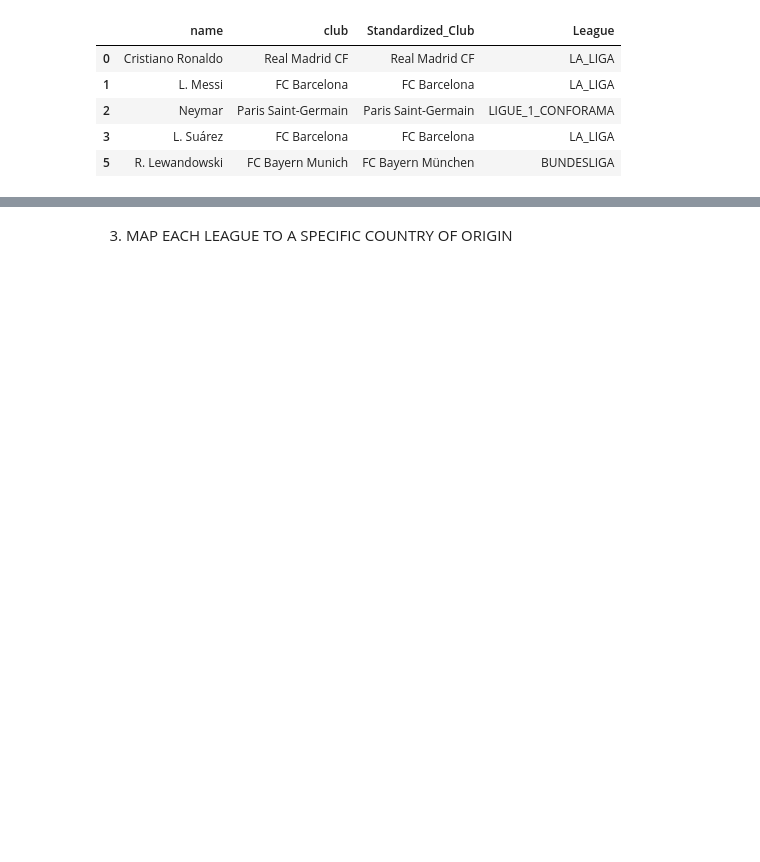
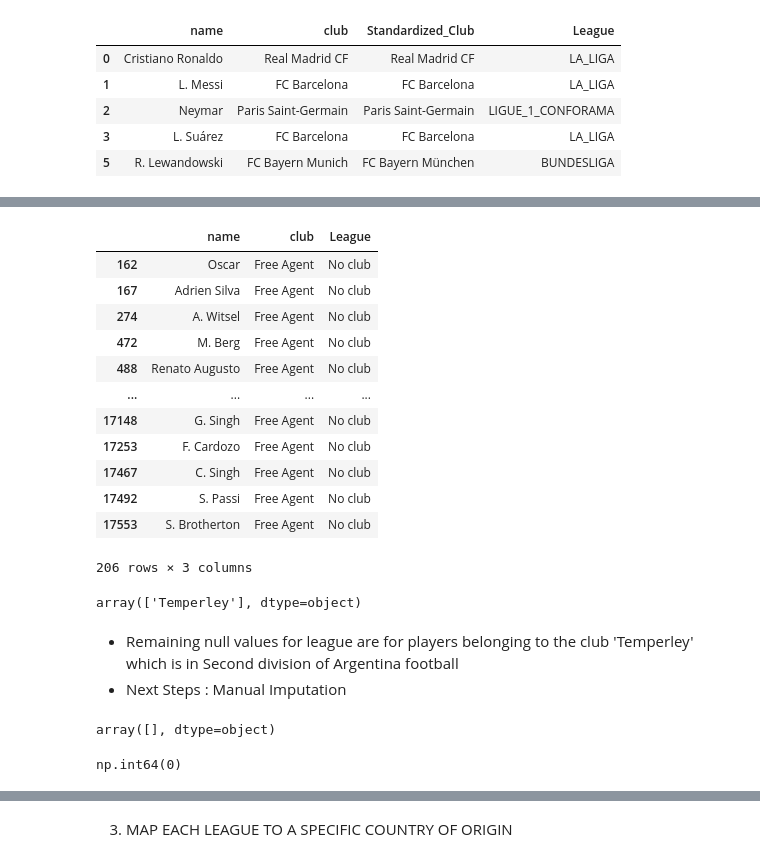
Before and after one commit to davidmasai/C-Users-User-Desktop-Football_Recruitment_-project, a Jupyter notebook: Phase_Project_Notebook (6).ipynb, the cells around one changed output, grey strips where cells are left out. Drawn from its saved outputs; the diff is of its cells as text; code cells hidden in the pictures; blank space fills up the shorter version.

```diff
--- a/Phase_Project_Notebook (6).ipynb
+++ b/Phase_Project_Notebook (6).ipynb
@@ -2209,6 +2127,30 @@ argentina
+# %%
+# Fill 'Free Agent' for club and 'No club' for league where value = 0 and wage = 0
+outfield.loc[(outfield['value'] == 0.0) & (outfield['wage'] == 0.0), ['club', 'League']] = ['Free Agent', 'No club']
+# %%
+#checking
+free_agents=outfield[(outfield['value'] == 0.0) & (outfield['wage'] == 0.0)]
+free_agents[['name','club','League']]
+# %% [output]
+|  | name | club | League |
+| 162 | Oscar | Free Agent | No club |
+| 167 | Adrien Silva | Free Agent | No club |
+| 274 | A. Witsel | Free Agent | No club |
+| 472 | M. Berg | Free Agent | No club |
+| 488 | Renato Augusto | Free Agent | No club |
+| ... | ... | ... | ... |
+| 17148 | G. Singh | Free Agent | No club |
+| 17253 | F. Cardozo | Free Agent | No club |
+| 17467 | C. Singh | Free Agent | No club |
+| 17492 | S. Passi | Free Agent | No club |
+| 17553 | S. Brotherton | Free Agent | No club |
+206 rows × 3 columns
 # %%
-# #checking
-# # Check for any clubs that still have missing leagues
-# missing_clubs = outfield[outfield['League'].isnull()]['club'].unique()
-# #printing clubs with missing values
-# missing.club.unique()
+#checking if any null values remain in League Column
+missing = outfield[outfield['League'].isnull()][['name','club','Standardized_Club','League']]
+missing.club.unique()
+# %% [output]
+array(['Temperley'], dtype=object)
+# %% [markdown]
+- Remaining null values for league are for players belonging to the club 'Temperley' which is in Second division of Argentina football
+- Next Steps : Manual Imputation
@@ -2214,0 +2160,11 @@ argentina
+# %%
+#checking if any null values remain in League Column
+missing = outfield[outfield['League'].isnull()][['name','club','Standardized_Club','League']]
+missing.club.unique()
+# %% [output]
+array([], dtype=object)
+# %%
+#checking
+outfield.League.isna().sum()
+# %% [output]
+np.int64(0)
```
Also changed, not shown: parts of 28 cells of this notebook.
